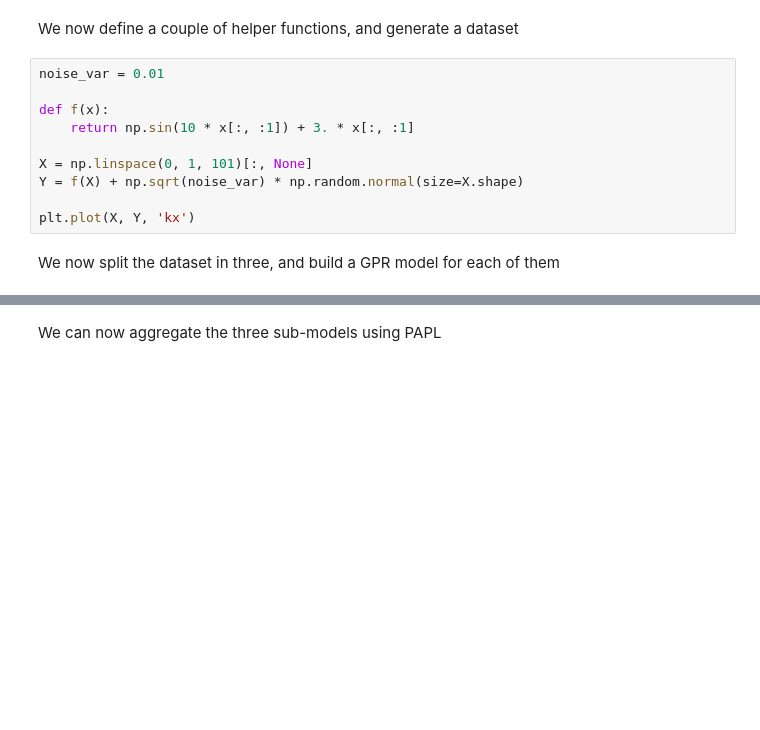
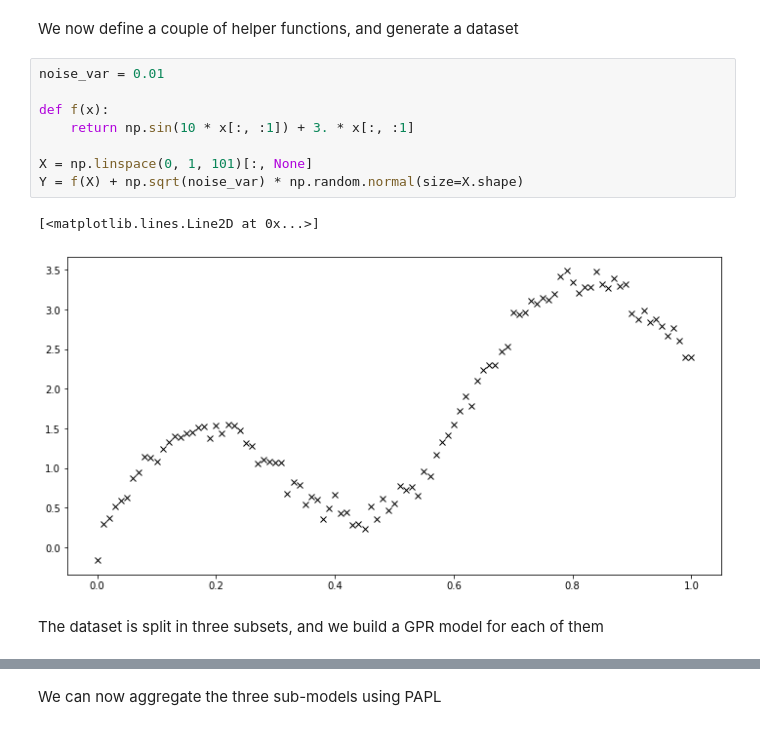
Before and after one commit to NicolasDurrande/guepard, a Jupyter notebook: docs/notebooks/equivalent_obs_GPR_ensembles.ipynb, the cells around one changed output, grey strips where cells are left out. Drawn from its saved outputs; the diff is of its cells as text; blank space fills up the shorter version.

```diff
--- a/docs/notebooks/equivalent_obs_GPR_ensembles.ipynb
+++ b/docs/notebooks/equivalent_obs_GPR_ensembles.ipynb
@@ -42,15 +42,16 @@ We now define a couple of helper functions, and generate a dataset
 # %%
 noise_var = 0.01
 
 def f(x):
     return np.sin(10 * x[:, :1]) + 3. * x[:, :1]
 
 X = np.linspace(0, 1, 101)[:, None]
 Y = f(X) + np.sqrt(noise_var) * np.random.normal(size=X.shape)
-
-plt.plot(X, Y, 'kx')
+# %% [output]
+[<matplotlib.lines.Line2D at 0x...>]
+[figure, added]
 # %% [markdown]
-We now split the dataset in three, and build a GPR model for each of them
+The dataset is split in three subsets, and we build a GPR model for each of them
 # %%
 num_split = 3
 
```
Also changed, not shown: parts of 4 cells of this notebook, 5 other files.
